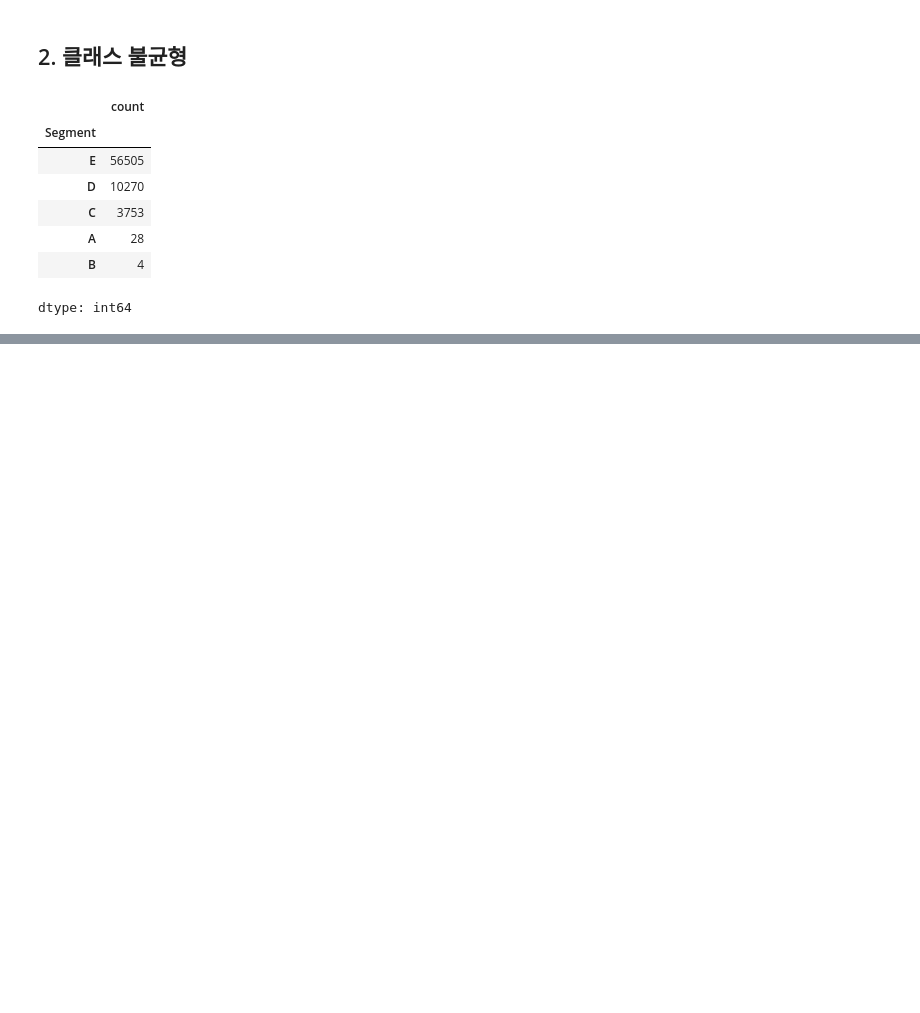
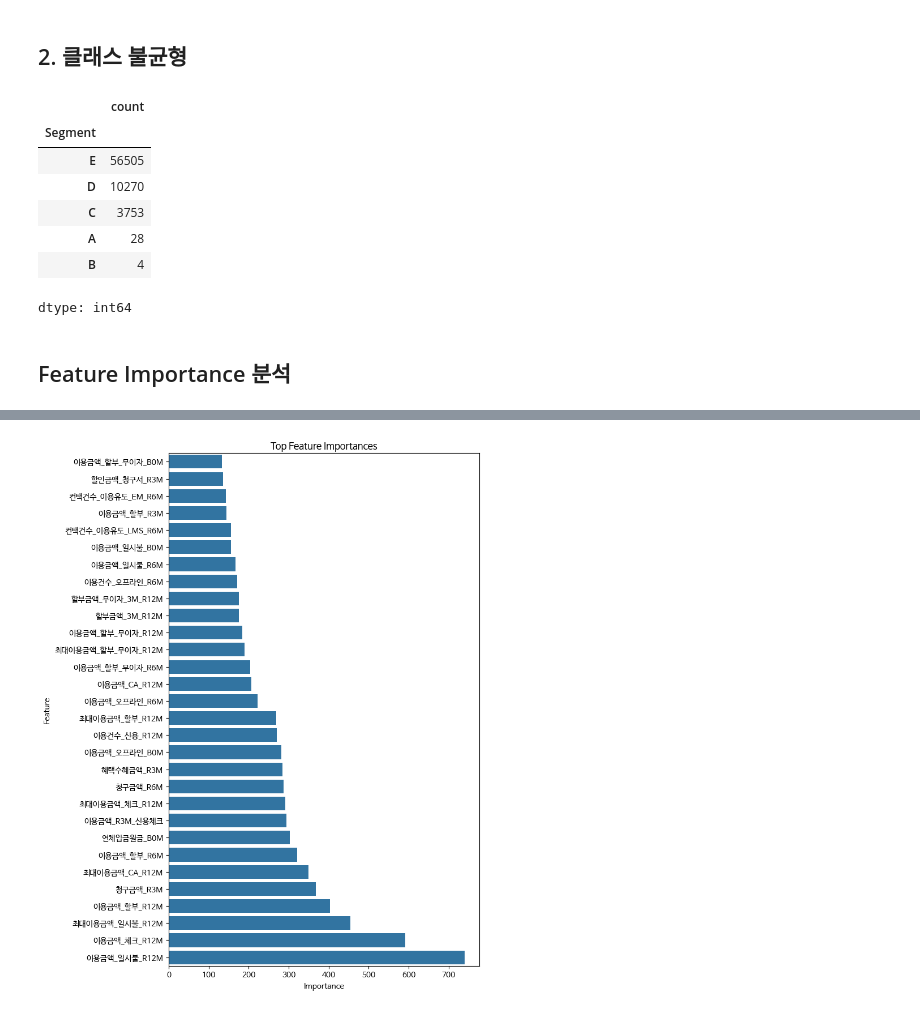
Before and after one commit to edenlogic/CreditCard-customer_segmentation-AI, a Jupyter notebook: 신용카드_세그먼트_분류.ipynb, the cells around one changed output, grey strips where cells are left out. Drawn from its saved outputs; the diff is of its cells as text; code cells hidden in the pictures; blank space fills up the shorter version.

```diff
--- a/신용카드_세그먼트_분류.ipynb
+++ b/신용카드_세그먼트_분류.ipynb
@@ -8,3 +12,13 @@ from google.colab import drive
 drive.mount('/content/drive')
 # %% [output]
 Drive already mounted at /content/drive; to attempt to forcibly remount, call drive.mount("/content/drive", force_remount=True).
+# %%
+!sudo apt-get install -y fonts-nanum
+!sudo fc-cache -fv
+!rm -rf ~/.cache/matplotlib
+
+path = '/usr/share/fonts/truetype/nanum/NanumGothicBold.ttf'
+import matplotlib.font_manager as fm
+font10 = fm.FontProperties(fname=path, size=10)
+
+plt.rc('font', family='NanumBarunGothic')
@@ -16,7 +48,7 @@ Drive already mounted at /content/drive; to attempt to forcibly remount, call dr
 train_path = "/content/drive/MyDrive/card_train.csv"
 test_path = "/content/drive/MyDrive/card_test.csv"
 # %%
-train_df = pd.read_csv(train_path)
+train_df = pd.read_csv(train_path, encoding = 'utf-8-sig')
 # %%
 train_df .shape
 # %% [output]
@@ -163,3 +195,59 @@ Y.value_counts()
 | A | 28 |
 | B | 4 |
 dtype: int64
+# %% [markdown]
+## Feature Importance 분석
+# %%
+import pandas as pd
+from sklearn.preprocessing import LabelEncoder
+from sklearn.model_selection import train_test_split
+from sklearn.metrics import f1_score
+from lightgbm import LGBMClassifier
+import matplotlib.pyplot as plt
+import matplotlib.font_manager as fm
+import seaborn as sns
+import numpy as np
+
+
+# ------------------------------------------------
+
+# 1. Load dataset
+train_df = pd.read_csv("/content/drive/MyDrive/card_train.csv")
+y = train_df["Segment"]
+X_full = train_df.drop(columns=["ID", "Unnamed: 0.1", "Segment.1", "Segment"], errors="ignore")
+
+# 2. Feature selection by keyword
+def select_features_by_keywords(df, keywords, time_filters=["B0M", "R3M", "R6M", "R12M"]):
+    return df[[col for col in df.columns if any(k in col for k in keywords) and any(t in col for t in time_filters)]]
+
+# 3. Train & evaluate
+def train_model_with_keywords(X, y):
+    X = X.fillna("missing")
+    for col in X.select_dtypes(include="object").columns:
+        X[col] = LabelEncoder().fit_transform(X[col].astype(str))
+    X_train, X_val, y_train, y_val = train_test_split(X, y, test_size=0.2, stratify=y, random_state=42)
+    model = LGBMClassifier(random_state=42)
+    model.fit(X_train, y_train)
+    y_pred = model.predict(X_val)
+    score = f1_score(y_val, y_pred, average="macro")
+    return model, score
+
+# 4. Importance plot
+def plot_feature_importance(model, feature_names, top_n=30):
+    importances = model.feature_importances_
+    indices = np.argsort(importances)[-top_n:]
+    plt.figure(figsize=(8, 10))
+    sns.barplot(x=importances[indices], y=[feature_names[i] for i in indices])
+    plt.title("Top Feature Importances")
+    plt.xlabel("Importance")
+    plt.ylabel("Feature")
+    plt.tight_layout()
+    plt.show()
+
+# 실행: 키워드만 바꾸면 계속 실험 가능
+keywords = ["이용", "금액", "연체"]
+X_selected = select_features_by_keywords(X_full, keywords)
+model, score = train_model_with_keywords(X_selected, y)
+print(f"Macro F1 score: {score:.4f}")
+plot_feature_importance(model, X_selected.columns)
+# %% [output]
@@ -165,0 +271 @@ dtype: int64
+[figure, added]
```
Also changed, not shown: parts of 4 cells of this notebook.
